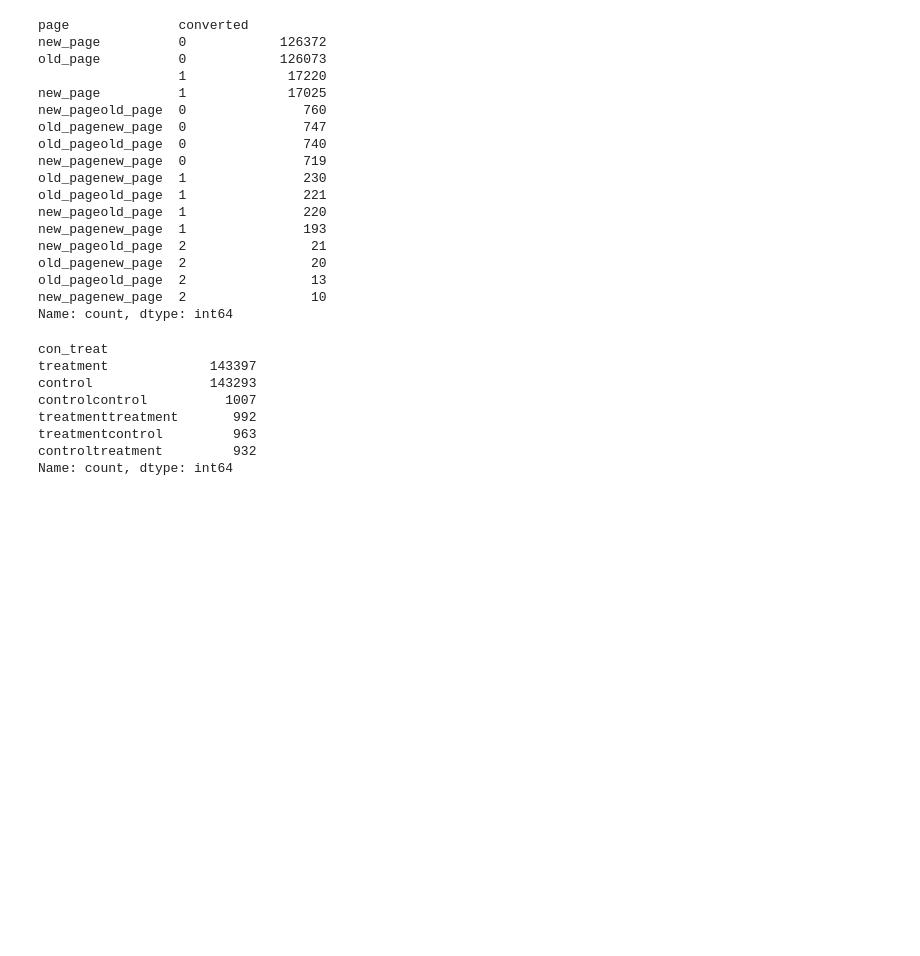
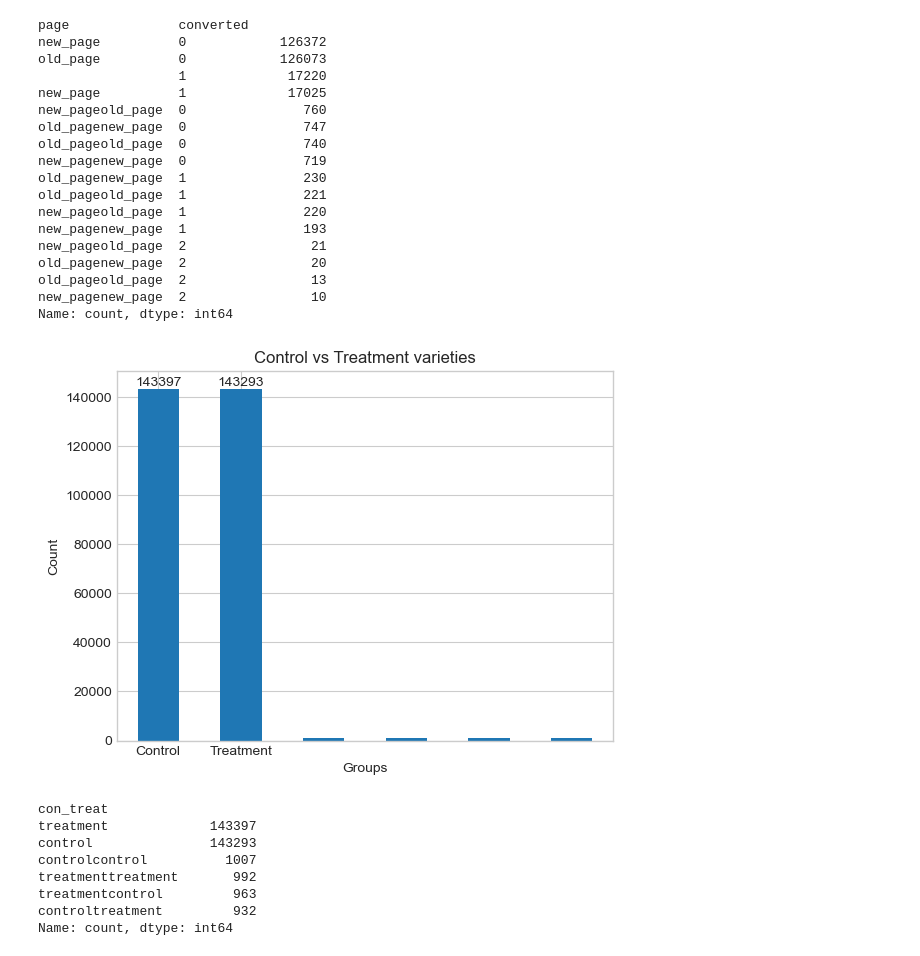
Before and after one commit to RedSamurai07/AB-Testing-and-Experimental-Analysis, a Jupyter notebook: ab_detect.ipynb, the cells around one changed output. Saved outputs shown, nothing was run; the diff lists cells and outputs as text; code cells hidden in the pictures; blank space fills up the shorter version.

```diff
--- a/ab_detect.ipynb
+++ b/ab_detect.ipynb
@@ -135,8 +118,14 @@ old_pageold_page  2                13
 new_pagenew_page  2                10
 Name: count, dtype: int64
 # %%
-df.groupby('id')['con_treat'].sum().value_counts()
+df.groupby('id')['con_treat'].sum().value_counts().plot(kind = 'bar',title='Control vs Treatment varieties',xlabel='Groups', ylabel='Count')
+plt.annotate(f"{df.groupby('id')['con_treat'].sum().value_counts()[0]}", xy=(0, df.groupby('id')['con_treat'].sum().value_counts()[0]), ha='center', va='bottom')
+plt.annotate(f"{df.groupby('id')['con_treat'].sum().value_counts()[1]}", xy=(1, df.groupby('id')['con_treat'].sum().value_counts()[1]), ha='center', va='bottom')
+plt.xticks(ticks=[0, 1], labels=['Control', 'Treatment'],rotation=0)
+plt.show()
+print(df.groupby('id')['con_treat'].sum().value_counts())
 # %% [output]
+[figure, added]
 con_treat
 treatment             143397
 control               143293
```
Also changed, not shown: parts of 16 cells of this notebook.
